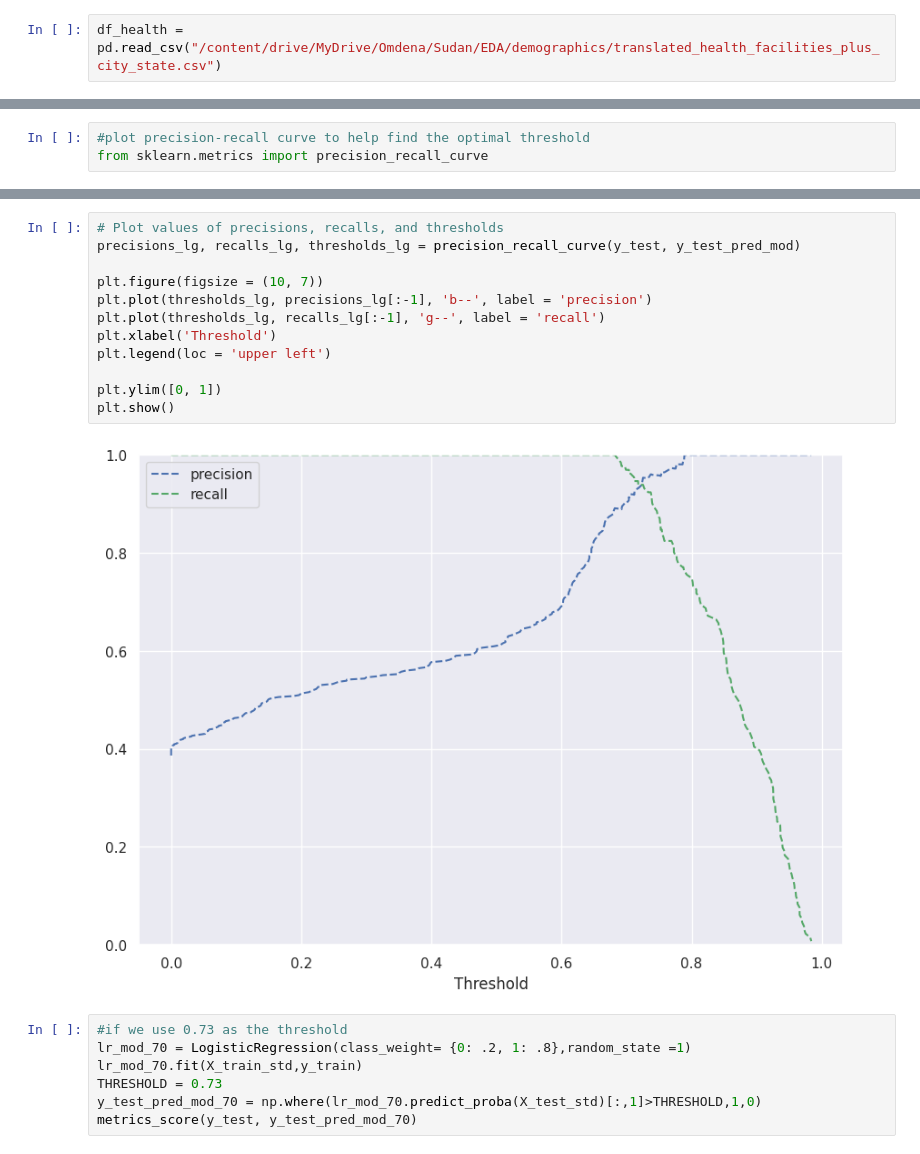
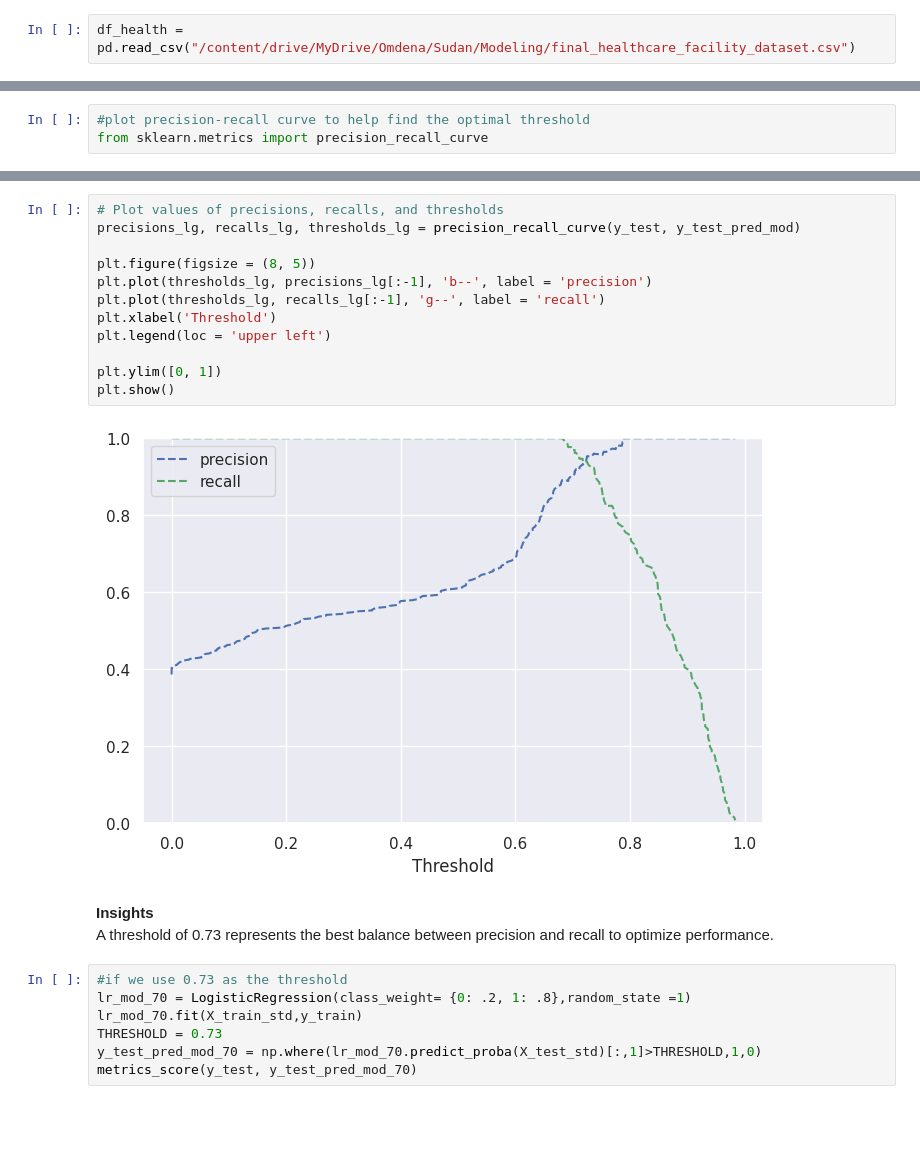
Before and after one commit to OmdenaAI/SudanChapter_AnalyzeHealthcareAccessibility, a Jupyter notebook: 05_Modelling/HealthCareFacilities_LogisticRegression_Threshold.ipynb, the cells around one changed output, grey strips where cells are left out. Cells and saved outputs as stored; diff of their text form; blank space fills up the shorter version.

```diff
--- a/05_Modelling/HealthCareFacilities_LogisticRegression_Threshold.ipynb
+++ b/05_Modelling/HealthCareFacilities_LogisticRegression_Threshold.ipynb
@@ -19,5 +26,5 @@ Drive already mounted at /content/drive; to attempt to forcibly remount, call dr
 # %%
-df_health = pd.read_csv("/content/drive/MyDrive/Omdena/Sudan/EDA/demographics/translated_health_facilities_plus_city_state.csv")
+df_health = pd.read_csv("/content/drive/MyDrive/Omdena/Sudan/Modeling/final_healthcare_facility_dataset.csv")
 # %%
 df_health.head()
 # %% [output]
@@ -438,17 +448,20 @@ weighted avg       0.85      0.76      0.75       339
 # %%
 # Plot values of precisions, recalls, and thresholds
 precisions_lg, recalls_lg, thresholds_lg = precision_recall_curve(y_test, y_test_pred_mod)
 
-plt.figure(figsize = (10, 7))
+plt.figure(figsize = (8, 5))
 plt.plot(thresholds_lg, precisions_lg[:-1], 'b--', label = 'precision')
 plt.plot(thresholds_lg, recalls_lg[:-1], 'g--', label = 'recall')
 plt.xlabel('Threshold')
 plt.legend(loc = 'upper left')
 
 plt.ylim([0, 1])
 plt.show()
 # %% [output]
-[figure, old version]
+[figure, new version]
+# %% [markdown]
+**Insights**
+A threshold of 0.73 represents the best balance between precision and recall to optimize performance.
 # %%
 #if we use 0.73 as the threshold
 lr_mod_70 = LogisticRegression(class_weight= {0: .2, 1: .8},random_state =1)
```
Also changed, not shown: parts of 30 cells of this notebook.
